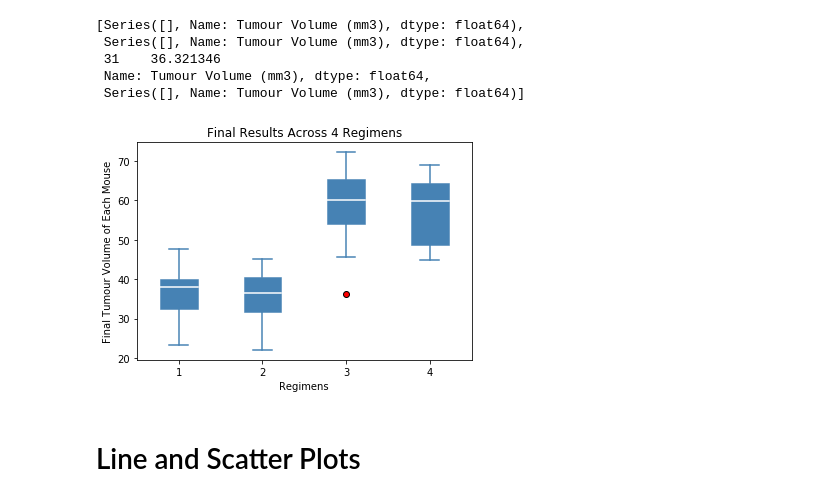
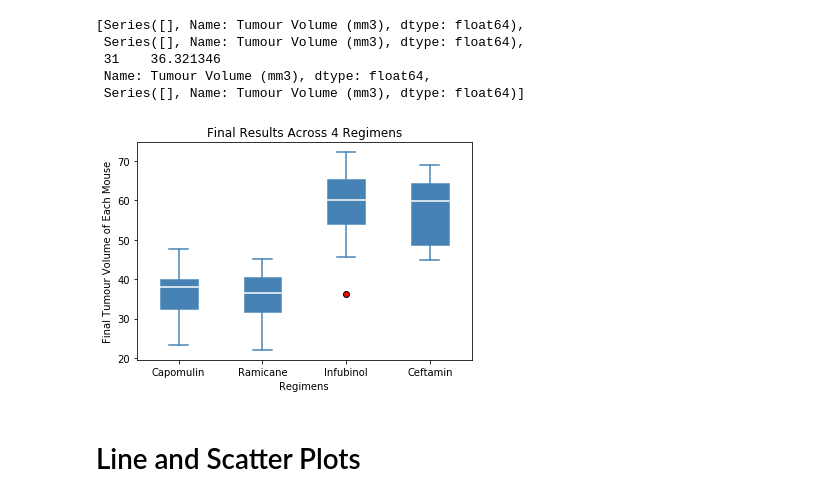
Before and after one commit to LynHJ/Project-Parmaceuticals, a Jupyter notebook: Pymaceuticals.ipynb, the cells around one changed output. Saved outputs shown, nothing was run; the diff lists cells and outputs as text; code cells hidden in the pictures.

```diff
--- a/Pymaceuticals.ipynb
+++ b/Pymaceuticals.ipynb
@@ -308,28 +306,28 @@ outliers
 # %%
 # Generate a box plot of the final tumour volume of each mouse across four regimens of interest
 group=[T[i] for i in range(len(T))]
 label=treatments
 fig,ax1=plt.subplots()
 
 
 #design
 red_square = dict(markerfacecolor='r', marker='o')
-ax1.boxplot(group,flierprops=red_square,patch_artist=True,
+ax1.boxplot(group,labels=treatments,flierprops=red_square,patch_artist=True,
             medianprops={'color':'white','linewidth':1.5},
             meanprops={'color':'orange','linewidth':1.5},
             whiskerprops={'color':'steelblue','linewidth':1.5},
             boxprops={'facecolor':'steelblue','edgecolor':'steelblue','linewidth':0.5},
             capprops={'color':'steelblue','linewidth':1.5})
 
 
 
 plt.title('Final Results Across 4 Regimens')
 plt.xlabel('Regimens')
 plt.ylabel('Final Tumour Volume of Each Mouse')
 
 plt.show()
 # %% [output]
-[figure, old version]
+[figure, new version]
 # %% [markdown]
 # Line and Scatter Plots
 # %%
```
Also changed, not shown: parts of 9 cells of this notebook.
